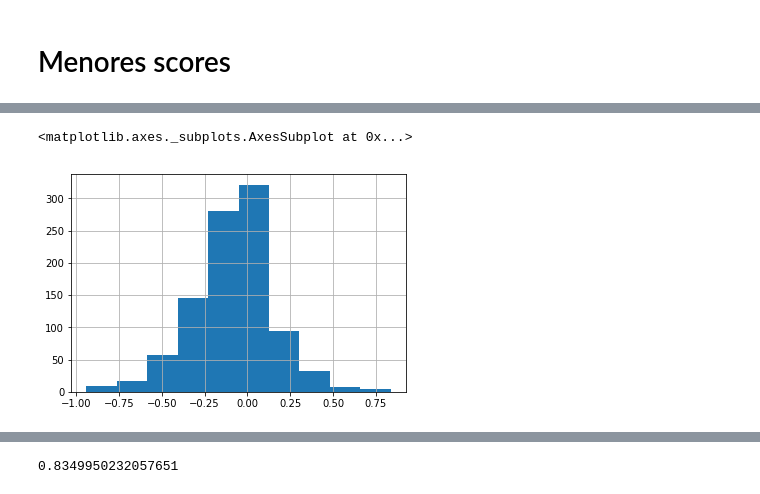
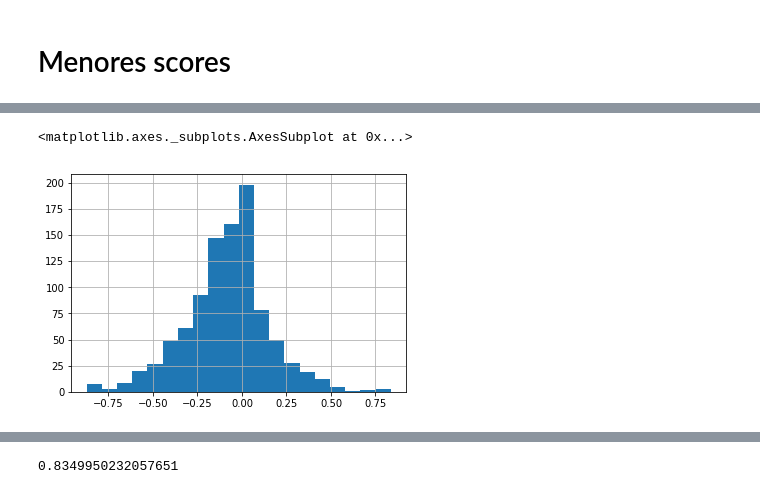
Before and after one commit to abevieiramota/masters, a Jupyter notebook: notebook/00 - Sentence level evaluation.ipynb, the cells around one changed output, grey strips where cells are left out. Drawn from its saved outputs; the diff is of its cells as text; code cells hidden in the pictures.

```diff
--- a/notebook/00 - Sentence level evaluation.ipynb
+++ b/notebook/00 - Sentence level evaluation.ipynb
@@ -115,5 +115,5 @@ df.head()
 # %%
-df.dif.hist()
+df.dif.hist(bins=20)
 # %% [output]
 <matplotlib.axes._subplots.AxesSubplot at 0x...>
-[figure, old version]
+[figure, new version]
```
Also changed, not shown: parts of 6 cells of this notebook, 2 other files.
